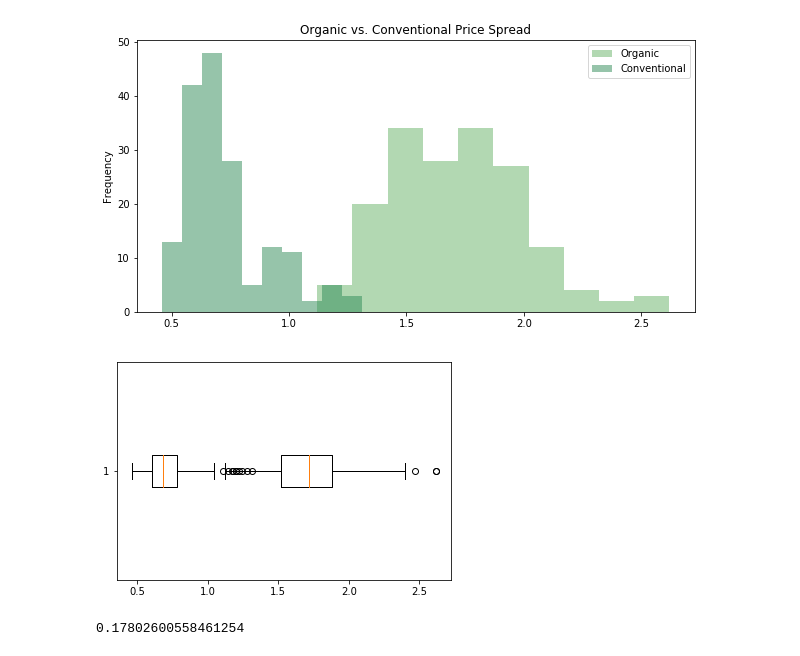
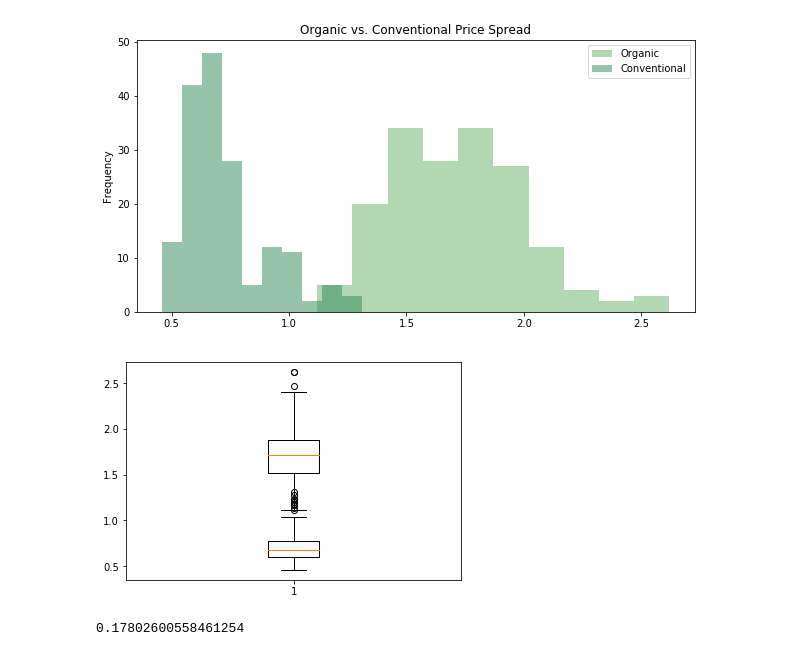
Before and after one commit to ascott4680/11-Bonus, a Jupyter notebook: Avocado Prices.ipynb, the cells around one changed output. Cells and saved outputs as stored; diff of their text form; code cells hidden in the pictures.

```diff
--- a/Avocado Prices.ipynb
+++ b/Avocado Prices.ipynb
@@ -114,17 +114,16 @@ plt.show()
 # %%
 #organic.plot(kind='box', x='Total Bags', y='AveragePrice')
 fig , ax = plt.subplots()
-ax1 = ax.boxplot(organic['AveragePrice'],vert=False)
-ax2 = ax.boxplot(conventional['AveragePrice'],vert=False)
+ax1 = ax.boxplot(organic['AveragePrice'])
+ax2 = ax.boxplot(conventional['AveragePrice'])
 
 
 # organic.plot(kind='box', x='Total Bags', y='AveragePrice', subplots=True)
 # conventional.plot(kind='box',x='Total Bags',y='AveragePrice', color='seagreen', label='Conventional',figsize= (10,5),
 #                   title='Organic vs. Conventional Price Spread')
-
 plt.show()
 # %% [output]
-[figure, old version]
+[figure, new version]
 # %%
 lol_df = conventional.groupby(['Date']).mean()
 lol_df['AveragePrice'].std()
```
Also changed, not shown: parts of 8 cells of this notebook, 9 other files.
